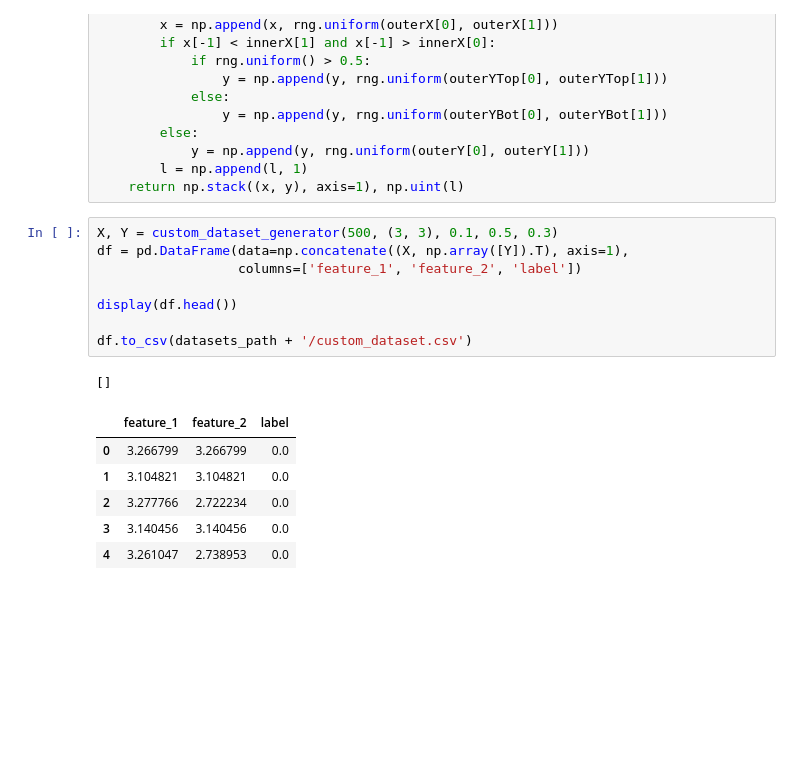
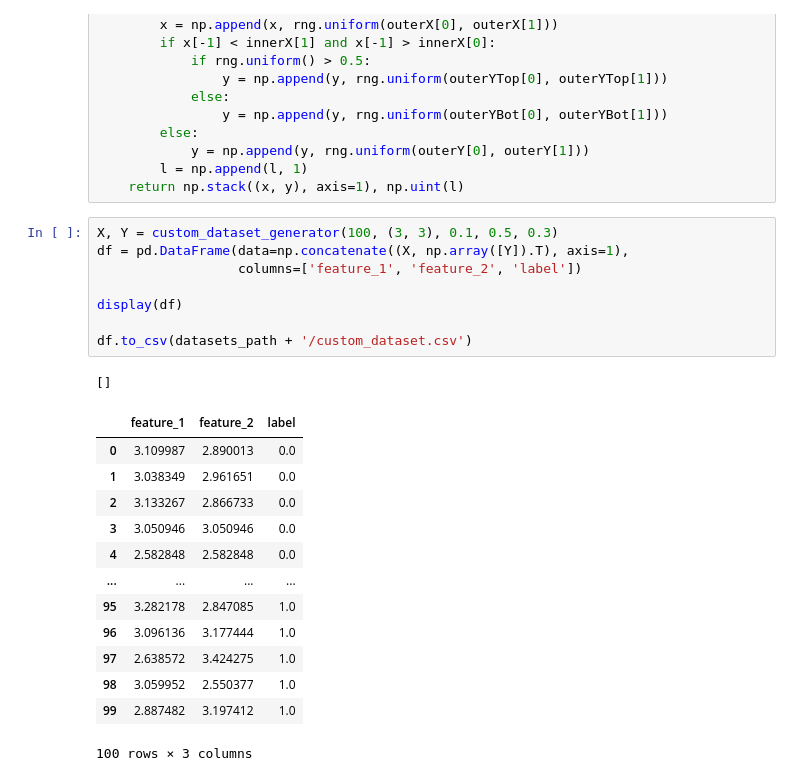
Before and after one commit to lukasbischof/qi-project, a Jupyter notebook: datasets.ipynb, the cells around one changed output. Drawn from its saved outputs; the diff is of its cells as text; blank space fills up the shorter version.

```diff
--- a/datasets.ipynb
+++ b/datasets.ipynb
@@ -214,18 +222,25 @@ def custom_dataset_generator(numberPoints, center, innerR, outerR, custom_fracti
         l = np.append(l, 1)
     return np.stack((x, y), axis=1), np.uint(l)
 # %%
-X, Y = custom_dataset_generator(500, (3, 3), 0.1, 0.5, 0.3)
+X, Y = custom_dataset_generator(100, (3, 3), 0.1, 0.5, 0.3)
 df = pd.DataFrame(data=np.concatenate((X, np.array([Y]).T), axis=1),
                   columns=['feature_1', 'feature_2', 'label'])
 
-display(df.head())
+display(df)
 
 df.to_csv(datasets_path + '/custom_dataset.csv')
 # %% [output]
 []
 |  | feature_1 | feature_2 | label |
-| 0 | 3.266799 | 3.266799 | 0.0 |
-| 1 | 3.104821 | 3.104821 | 0.0 |
-| 2 | 3.277766 | 2.722234 | 0.0 |
-| 3 | 3.140456 | 3.140456 | 0.0 |
-| 4 | 3.261047 | 2.738953 | 0.0 |
+| 0 | 3.109987 | 2.890013 | 0.0 |
+| 1 | 3.038349 | 2.961651 | 0.0 |
+| 2 | 3.133267 | 2.866733 | 0.0 |
+| 3 | 3.050946 | 3.050946 | 0.0 |
+| 4 | 2.582848 | 2.582848 | 0.0 |
+| ... | ... | ... | ... |
+| 95 | 3.282178 | 2.847085 | 1.0 |
+| 96 | 3.096136 | 3.177444 | 1.0 |
+| 97 | 2.638572 | 3.424275 | 1.0 |
+| 98 | 3.059952 | 2.550377 | 1.0 |
+| 99 | 2.887482 | 3.197412 | 1.0 |
+100 rows × 3 columns
```
Also changed, not shown: parts of 2 cells of this notebook, 3 other files.
